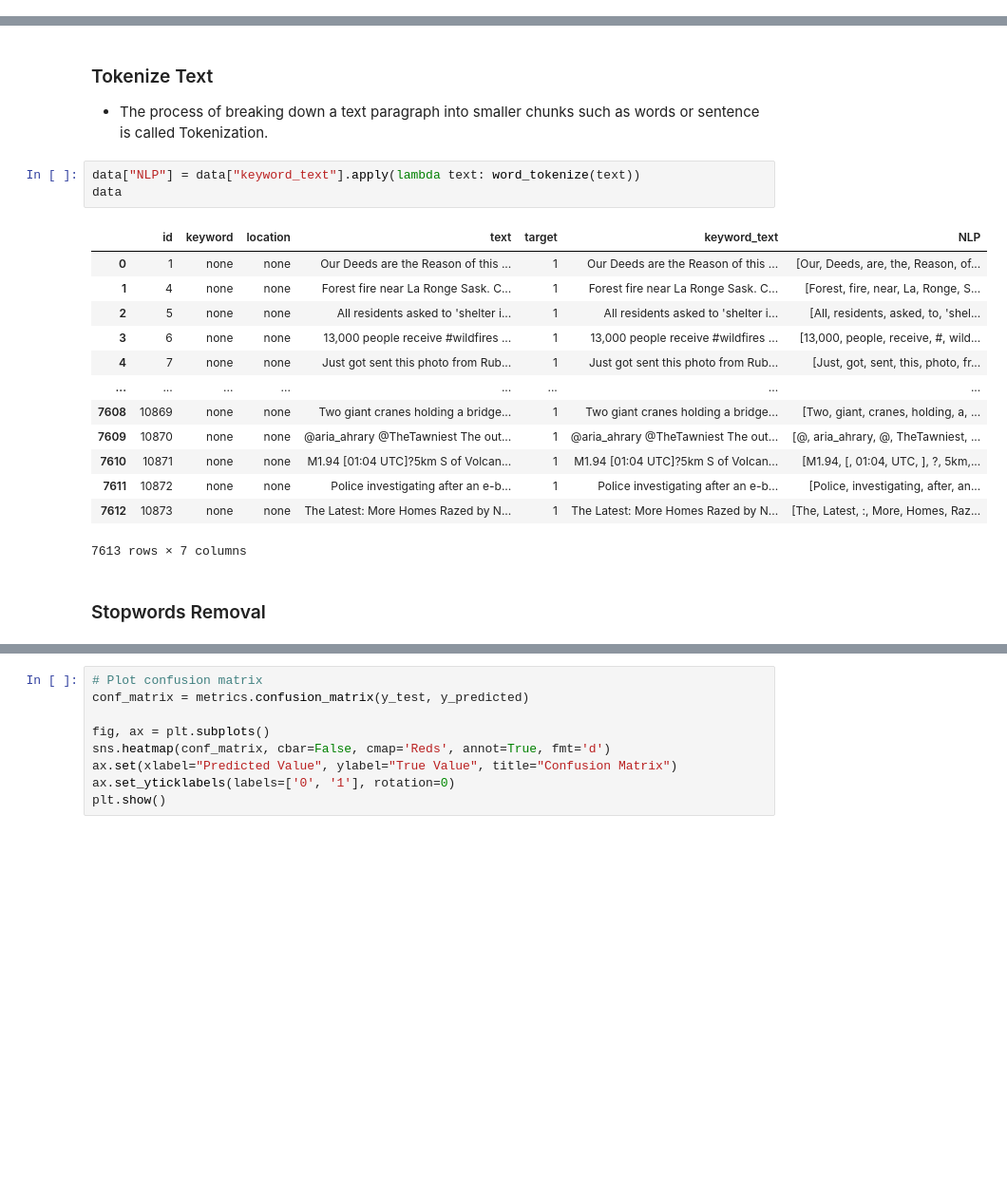
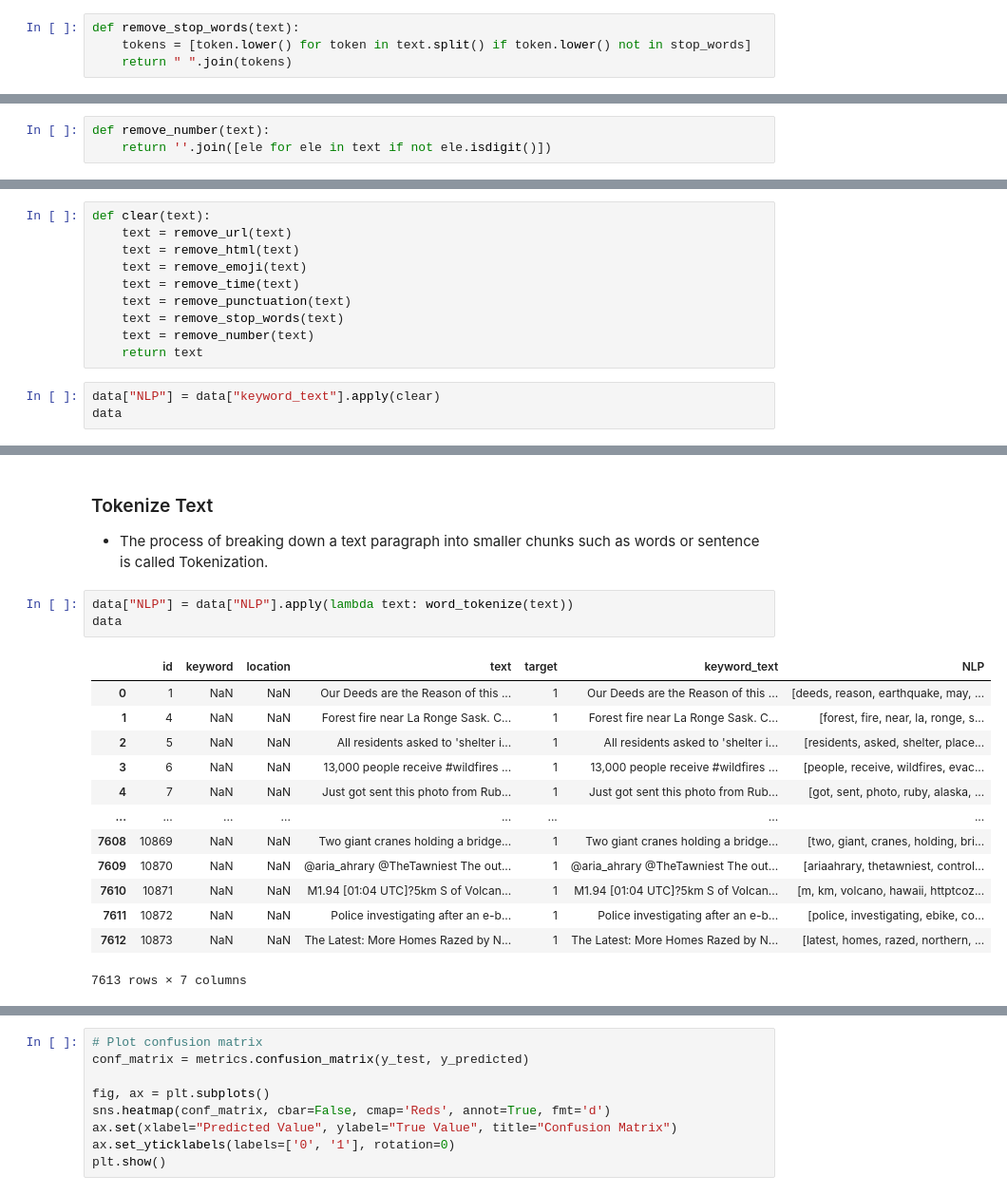
Before and after one commit to yasserMMh/Predicting-disaster-tweets-using-LSTM, a Jupyter notebook: Predicting Disaster Tweets using LSTM.ipynb, the cells around one changed output, grey strips where cells are left out. Shown: that part at 95% size. Saved outputs shown, nothing was run; the diff lists cells and outputs as text; blank space fills up the shorter version.

```diff
--- a/Predicting Disaster Tweets using LSTM.ipynb
+++ b/Predicting Disaster Tweets using LSTM.ipynb
@@ -243,0 +291,4 @@ data
+# %%
+def remove_stop_words(text):
+    tokens = [token.lower() for token in text.split() if token.lower() not in stop_words]
+    return " ".join(tokens)
@@ -243,0 +297,3 @@ data
+# %%
+def remove_number(text):
+    return ''.join([ele for ele in text if not ele.isdigit()])
@@ -243,0 +302,13 @@ data
+# %%
+def clear(text):
+    text = remove_url(text)
+    text = remove_html(text)
+    text = remove_emoji(text)
+    text = remove_time(text)
+    text = remove_punctuation(text)
+    text = remove_stop_words(text)
+    text = remove_number(text)
+    return text
+# %%
+data["NLP"] = data["keyword_text"].apply(clear)
+data
@@ -245,21 +330,19 @@ data
 ### Tokenize Text
 - The process of breaking down a text paragraph into smaller chunks such as words or sentence is called Tokenization.
 # %%
-data["NLP"] = data["keyword_text"].apply(lambda text: word_tokenize(text))
+data["NLP"] = data["NLP"].apply(lambda text: word_tokenize(text))
 data
 # %% [output]
 |  | id | keyword | location | text | target | keyword_text | NLP |
-| 0 | 1 | none | none | Our Deeds are the Reason of this ... | 1 | Our Deeds are the Reason of this ... | [Our, Deeds, are, the, Reason, of... |
-| 1 | 4 | none | none | Forest fire near La Ronge Sask. C... | 1 | Forest fire near La Ronge Sask. C... | [Forest, fire, near, La, Ronge, S... |
-| 2 | 5 | none | none | All residents asked to 'shelter i... | 1 | All residents asked to 'shelter i... | [All, residents, asked, to, 'shel... |
-| 3 | 6 | none | none | 13,000 people receive #wildfires ... | 1 | 13,000 people receive #wildfires ... | [13,000, people, receive, #, wild... |
-| 4 | 7 | none | none | Just got sent this photo from Rub... | 1 | Just got sent this photo from Rub... | [Just, got, sent, this, photo, fr... |
+| 0 | 1 | NaN | NaN | Our Deeds are the Reason of this ... | 1 | Our Deeds are the Reason of this ... | [deeds, reason, earthquake, may, ... |
+| 1 | 4 | NaN | NaN | Forest fire near La Ronge Sask. C... | 1 | Forest fire near La Ronge Sask. C... | [forest, fire, near, la, ronge, s... |
+| 2 | 5 | NaN | NaN | All residents asked to 'shelter i... | 1 | All residents asked to 'shelter i... | [residents, asked, shelter, place... |
+| 3 | 6 | NaN | NaN | 13,000 people receive #wildfires ... | 1 | 13,000 people receive #wildfires ... | [people, receive, wildfires, evac... |
+| 4 | 7 | NaN | NaN | Just got sent this photo from Rub... | 1 | Just got sent this photo from Rub... | [got, sent, photo, ruby, alaska, ... |
 | ... | ... | ... | ... | ... | ... | ... | ... |
-| 7608 | 10869 | none | none | Two giant cranes holding a bridge... | 1 | Two giant cranes holding a bridge... | [Two, giant, cranes, holding, a, ... |
-| 7609 | 10870 | none | none | @aria_ahrary @TheTawniest The out... | 1 | @aria_ahrary @TheTawniest The out... | [@, aria_ahrary, @, TheTawniest, ... |
-| 7610 | 10871 | none | none | M1.94 [01:04 UTC]?5km S of Volcan... | 1 | M1.94 [01:04 UTC]?5km S of Volcan... | [M1.94, [, 01:04, UTC, ], ?, 5km,... |
-| 7611 | 10872 | none | none | Police investigating after an e-b... | 1 | Police investigating after an e-b... | [Police, investigating, after, an... |
-| 7612 | 10873 | none | none | The Latest: More Homes Razed by N... | 1 | The Latest: More Homes Razed by N... | [The, Latest, :, More, Homes, Raz... |
+| 7608 | 10869 | NaN | NaN | Two giant cranes holding a bridge... | 1 | Two giant cranes holding a bridge... | [two, giant, cranes, holding, bri... |
+| 7609 | 10870 | NaN | NaN | @aria_ahrary @TheTawniest The out... | 1 | @aria_ahrary @TheTawniest The out... | [ariaahrary, thetawniest, control... |
+| 7610 | 10871 | NaN | NaN | M1.94 [01:04 UTC]?5km S of Volcan... | 1 | M1.94 [01:04 UTC]?5km S of Volcan... | [m, km, volcano, hawaii, httptcoz... |
+| 7611 | 10872 | NaN | NaN | Police investigating after an e-b... | 1 | Police investigating after an e-b... | [police, investigating, ebike, co... |
+| 7612 | 10873 | NaN | NaN | The Latest: More Homes Razed by N... | 1 | The Latest: More Homes Razed by N... | [latest, homes, razed, northern, ... |
 7613 rows × 7 columns
-# %% [markdown]
-### Stopwords Removal
```
Also changed, not shown: parts of 71 cells of this notebook, 1 other file.
